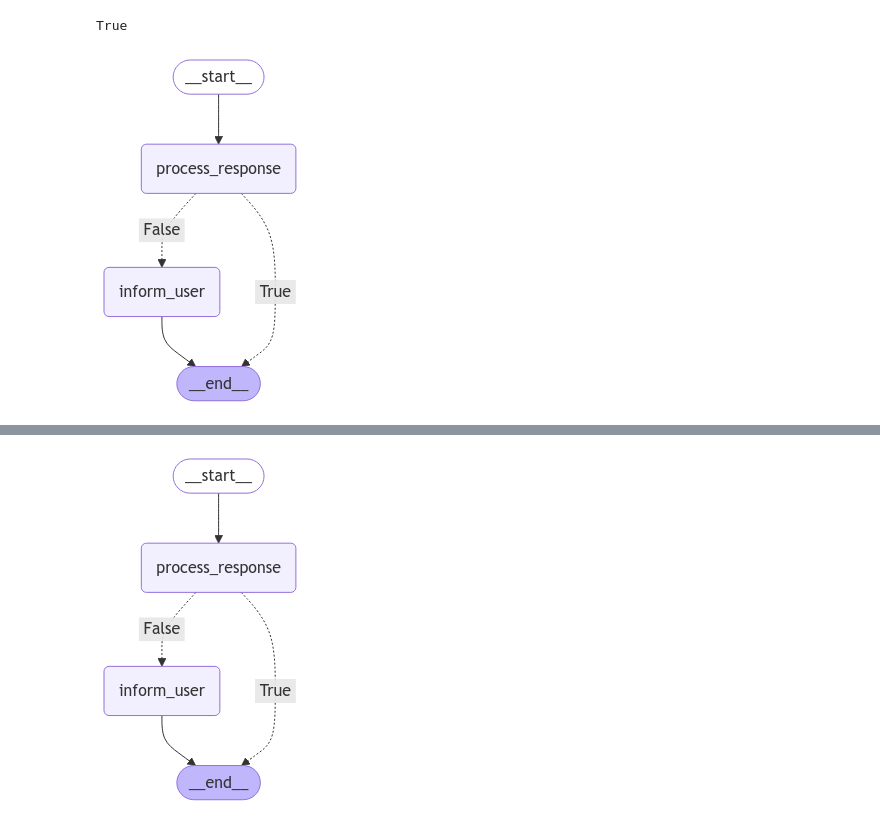
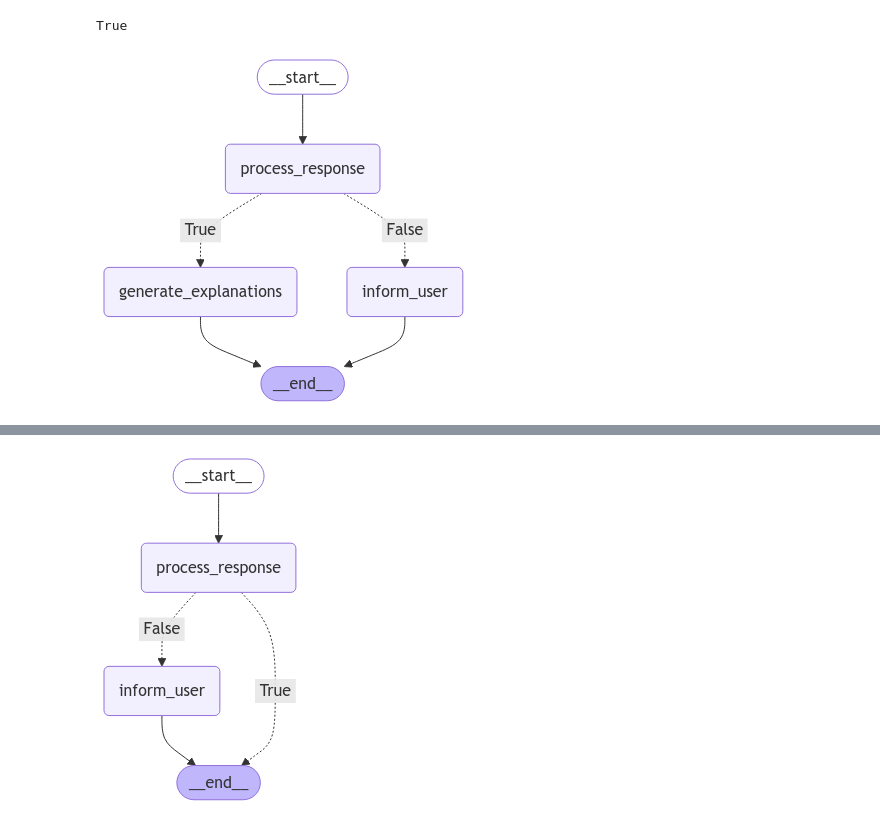
Before and after one commit to simoncoessens/anna, a Jupyter notebook: test.ipynb, the cells around one changed output, grey strips where cells are left out. Saved outputs shown, nothing was run; the diff lists cells and outputs as text; code cells hidden in the pictures.

Commit message:
test updated with explanation state

```diff
--- a/test.ipynb
+++ b/test.ipynb
@@ -56,3 +56,24 @@ User's response: {response}
 prompt_template = PromptTemplate(input_variables=["response"], template=prompt)
 llm_q1 = gpt.with_structured_output(Q1_SubquestionAnswers)
 q1_chain = prompt_template | llm_q1
+# %%
+class subquestion_explanations(BaseModel):
+    q1: str = Field(None, description="Is the system a machine-based system?")
+    q2: str = Field(None, description="May the system exhibit adaptiveness after deployment?")
+    q3: str = Field(None, description="Is it capable of inferring how to generate outputs?")
+    q4: str = Field(None, description="Can the system outputs influence environments?")
+    q5: str = Field(None, description="Is the system designed with varying autonomy levels?")
+
+    def all(self):
+        return all([self.q1, self.q2, self.q3, self.q4, self.q5])
+
+    def all_not(self):
+        return all([not self.q1, not self.q2, not self.q3, not self.q4, not self.q5])
+
+    def __iter__(self):
+        for attr in ['q1', 'q2', 'q3', 'q4', 'q5']:
+            yield getattr(self, attr)
+
+    def combine_answers(self):
+        combined = "\n".join([f"{getattr(self, attr)}" for attr in ['q1', 'q2', 'q3', 'q4', 'q5']])
+        return combined
@@ -59,6 +119,7 @@ q1_chain = prompt_template | llm_q1
 # %%
 class GraphState(MessagesState):
     subquestion_answers: Q1_SubquestionAnswers
+    explanations: str
 # %%
 # Define the function to process the user's response
 def process_response(state: GraphState) -> GraphState:
@@ -77,13 +138,20 @@ def process_response(state: GraphState) -> GraphState:
             setattr(sub_answers_existing, attr, getattr(sub_answers_new, attr))
     return {"subquestion_answers": sub_answers_existing}
 
+# Define the function to process the user's response
+def generate_explanations(state: GraphState) -> GraphState:
+    messages = state["messages"]
+    # user response is every even number message
+    user_response = ""
+    for i in range(0, len(messages), 2):
+        user_response += messages[i].content + "\n"
+    return {"explanations": generate_agent_explanations(user_response, explanation_chain)}
 
 # Define the function to check if all subquestions are answered
 def check_completion(state: GraphState) -> bool:
     answers = state["subquestion_answers"]
     all_not_none = all([answer is not None for answer in answers])
     return all_not_none
-
 
 # Define the function to inform the user about vague parts
 def inform_user(state: GraphState) -> str:
@@ -111,22 +179,23 @@ def inform_user(state: GraphState) -> str:
 # %%
 # Initialize the StateGraph
 graph_builder = StateGraph(GraphState)
 
 # Add nodes to the graph
 graph_builder.add_node("process_response", process_response)
 graph_builder.add_node("inform_user", inform_user)
+graph_builder.add_node("generate_explanations", generate_explanations)
 
 # Define the edges with conditions
 graph_builder.add_edge(START, "process_response")
-graph_builder.add_conditional_edges("process_response", check_completion, {True: END, False: "inform_user"})
+graph_builder.add_conditional_edges("process_response", check_completion, {True: "generate_explanations", False: "inform_user"})
 graph_builder.add_edge("inform_user", END)
-
+graph_builder.add_edge("generate_explanations", END)
 # Compile the graph
 memory = MemorySaver()
 graph = graph_builder.compile(checkpointer=memory)
 display(Image(graph.get_graph(xray=True).draw_mermaid_png()))
 # %% [output]
-[figure, old version]
+[figure, new version]
 # %%
 prompt_input = "I am building a legal chatbot for helping students of law."
 config = {"configurable": {"thread_id": 1}}
```
Also changed, not shown: parts of 5 cells of this notebook.
